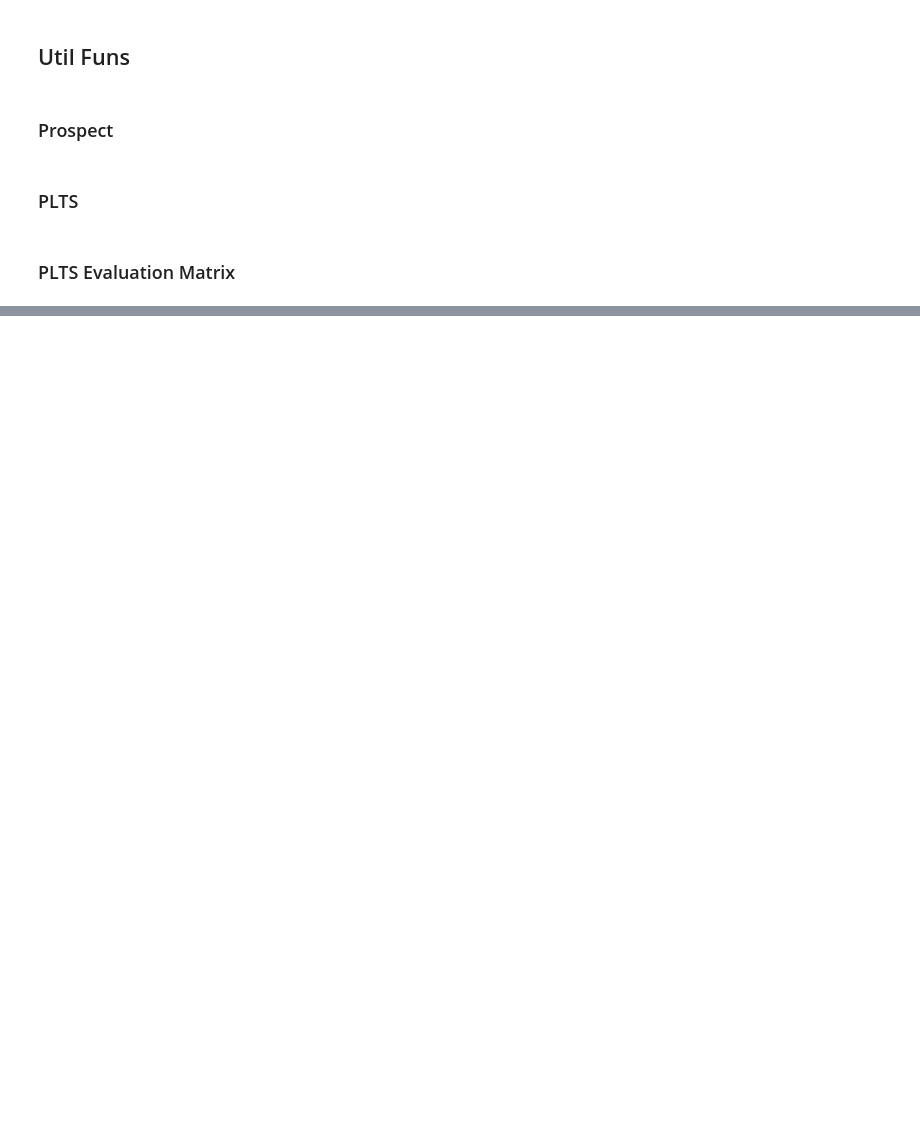
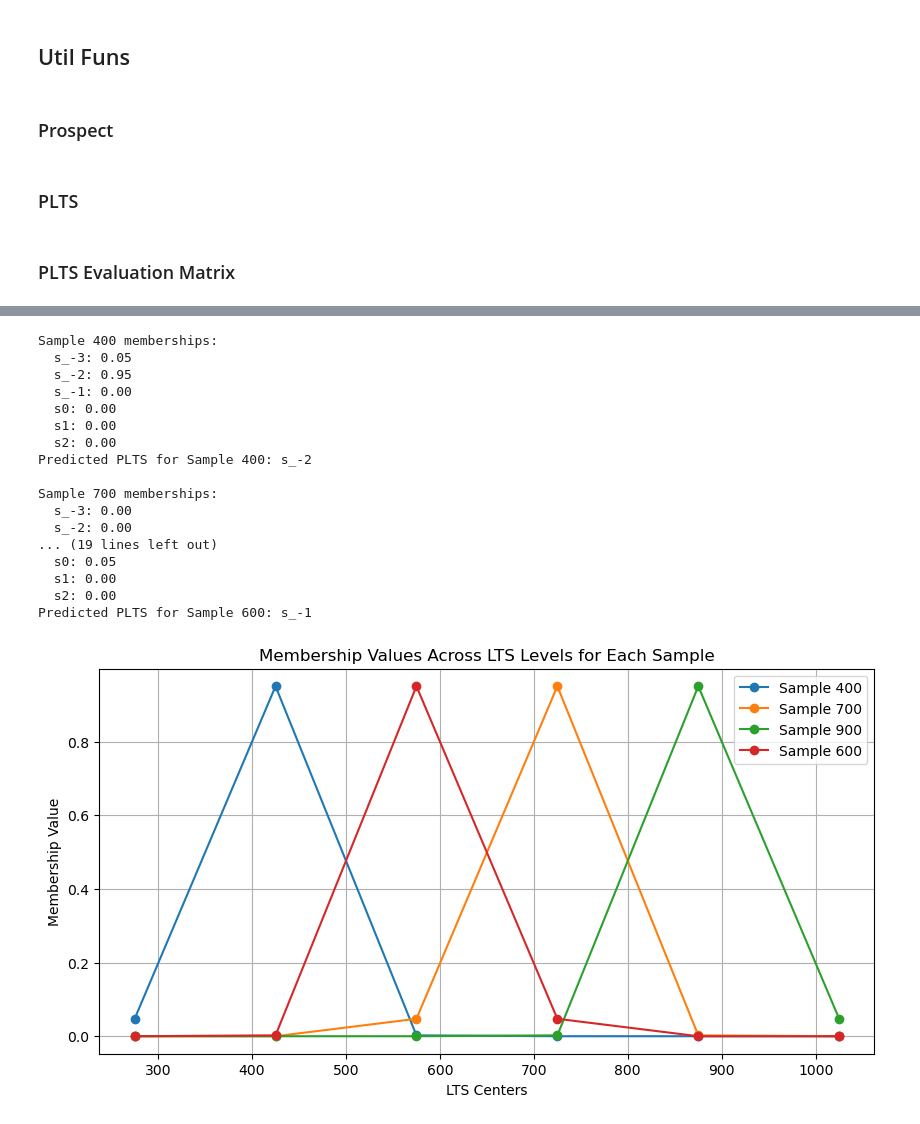
Before and after one commit to JohnHa0/Context_MADM, a Jupyter notebook: initias.ipynb, the cells around one changed output, grey strips where cells are left out. Drawn from its saved outputs; the diff is of its cells as text; code cells hidden in the pictures; blank space fills up the shorter version.

```diff
--- a/initias.ipynb
+++ b/initias.ipynb
@@ -367,0 +505,72 @@ class Matrix:
+# %%
+import numpy as np
+import matplotlib.pyplot as plt
+
+# 样本数据
+samples = np.array([400, 700, 900, 600])
+
+# LTS级别定义，这里简化为中心点
+
+# 假设整个评价的数值范围从0到600
+value_range = np.linspace(np.min(samples) / 2, np.max(samples) + np.min(samples) / 2, 7)
+lts_centers = (value_range[:-1] + value_range[1:]) / 2  # 计算每个区间的中心点
+
+lts_labels = ['s_-3', 's_-2', 's_-1', 's0', 's1', 's2', 's_3']
+
+
+
+def gaussian_diffusion(x, mean, std_dev=50):
+    """高斯扩散函数，mean为中心，std_dev为标准差控制扩散宽度"""
+    return np.exp(-0.5 * ((x - mean) / std_dev)**2) / (std_dev * np.sqrt(2 * np.pi))
+
+# 计算隶属度
+def calculate_membership(samples, lts_centers, std_dev=50):
+    memberships = np.zeros((len(samples), len(lts_centers)))
+    for i, sample in enumerate(samples):
+        for j, center in enumerate(lts_centers):
+            memberships[i, j] = gaussian_diffusion(sample, center, std_dev)
+        # 归一化，确保每个样本的隶属度和为1
+        memberships[i, :] /= memberships[i, :].sum()
+    return memberships
+
+# 执行计算
+memberships = calculate_membership(samples, lts_centers)
+
+# 输出隶属度结果和PLTS评价
+for i, sample in enumerate(samples):
+    print(f"Sample {sample} memberships:")
+    for lts_label, membership in zip(lts_labels, memberships[i]):
+        print(f"  {lts_label}: {membership:.2f}")
+    # 确定最大隶属度对应的LTS
+    max_lts_index = np.argmax(memberships[i])
+    print(f"Predicted PLTS for Sample {sample}: {lts_labels[max_lts_index]}\n")
+
+# 可视化隶属度
+plt.figure(figsize=(10, 5))
+for i, sample in enumerate(samples):
+    plt.plot(lts_centers, memberships[i], marker='o', label=f'Sample {sample}')
+plt.xlabel('LTS Centers')
+plt.ylabel('Membership Value')
+plt.title('Membership Values Across LTS Levels for Each Sample')
+plt.legend()
+plt.grid(True)
+plt.show()
+# %% [output]
+Sample 400 memberships:
+  s_-3: 0.05
+  s_-2: 0.95
+  s_-1: 0.00
+  s0: 0.00
+  s1: 0.00
+  s2: 0.00
+Predicted PLTS for Sample 400: s_-2
+
+Sample 700 memberships:
+  s_-3: 0.00
+  s_-2: 0.00
+... (19 lines left out)
+  s0: 0.05
+  s1: 0.00
+  s2: 0.00
+Predicted PLTS for Sample 600: s_-1
+[figure, added]
```
Also changed, not shown: parts of 21 cells of this notebook.
